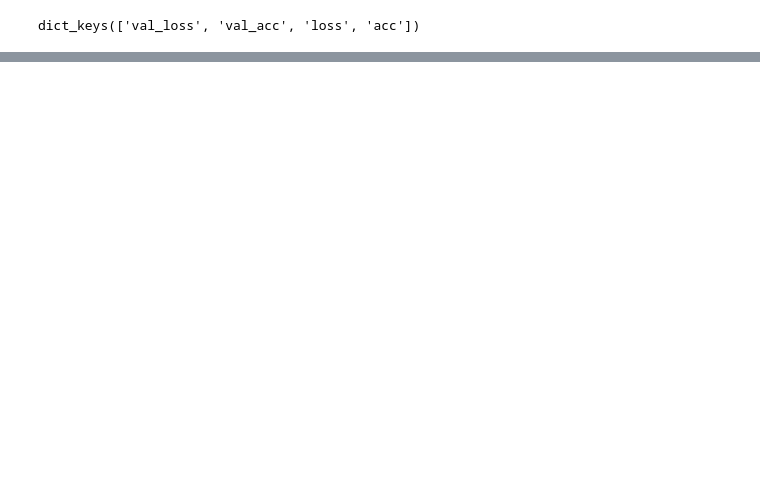
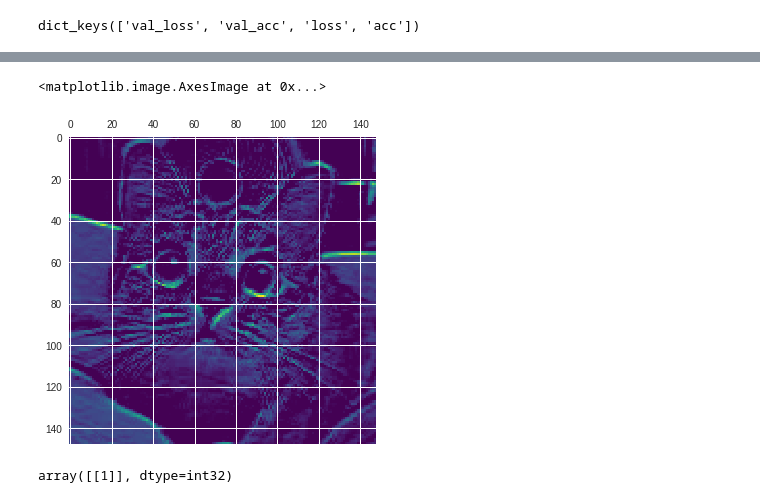
Before and after one commit to zxst/ML-Yearning, a Jupyter notebook: CNN_knowledge_sharing.ipynb, the cells around one changed output, grey strips where cells are left out. Drawn from its saved outputs; the diff is of its cells as text; code cells hidden in the pictures; blank space fills up the shorter version.

```diff
--- a/CNN_knowledge_sharing.ipynb
+++ b/CNN_knowledge_sharing.ipynb
@@ -425,0 +679,13 @@ plt.show()
+# %%
+# 为了实现这个，我们需要创建一个Keras 模型，以图像批量作为输入，并输出所有卷积层和池化层的激活
+from keras import models
+
+#提取model前8层输出
+layer_outputs = [layer.output for layer in model.layers[:8]]
+activation_model = models.Model(inputs=model.input, outputs=layer_outputs)
+# %%
+# 得到的这个模型就厉害了，它可是一个输入八层输出的模型
+activations = activation_model.predict(img_tensor)
+
+# 返回8 个Numpy数组组成的列表，每个层激活对应一个Numpy 数组
+print(len(activations))
@@ -425,0 +694,4 @@ plt.show()
+# %%
+# 从第一个开始看
+first_layer_activation = activations[0]
+print(first_layer_activation.shape)
@@ -425,0 +707,10 @@ plt.show()
+# %%
+# 再看看第五个
+plt.matshow(first_layer_activation[0, :, :, 7], cmap='viridis')
+# %% [output]
+<matplotlib.image.AxesImage at 0x...>
+[figure, added]
+# %%
+model.predict_classes(img_tensor)
+# %% [output]
+array([[1]], dtype=int32)
```
Also changed, not shown: parts of 49 cells of this notebook.
